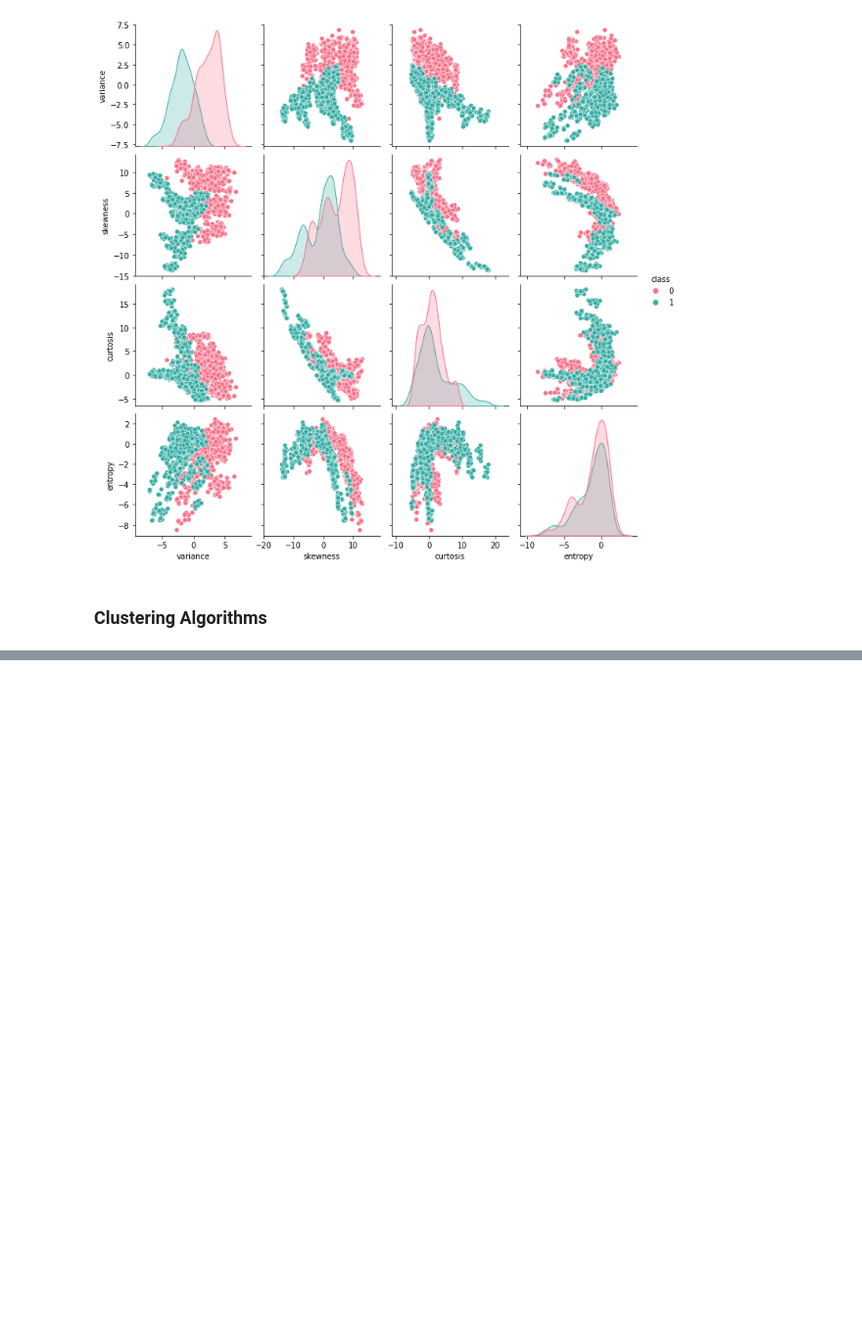
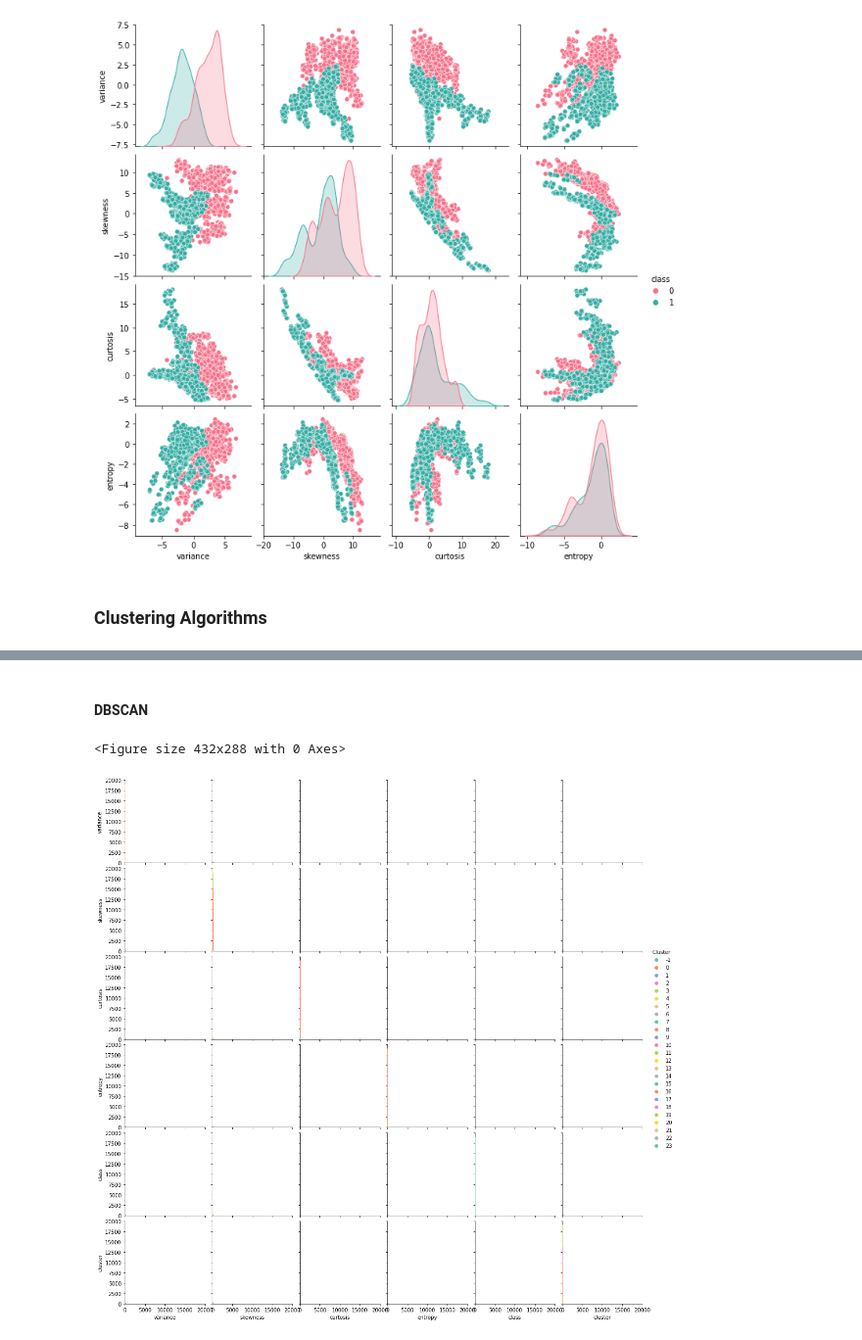
Before and after one commit to lcipolina/ML_Fundamentals, a Jupyter notebook: Assignment1_Part1.ipynb, the cells around one changed output, grey strips where cells are left out. Shown: that part at 98% size. Drawn from its saved outputs; the diff is of its cells as text; code cells hidden in the pictures; blank space fills up the shorter version.

```diff
--- a/Assignment1_Part1.ipynb
+++ b/Assignment1_Part1.ipynb
@@ -80,0 +87,25 @@ plt.scatter(df4.variance, df4['skewness'], color = 'yellow')
+# %% [markdown]
+#### DBSCAN
+# %%
+from sklearn.cluster import DBSCAN
+
+# Perform DBSCAN clustering; choose the parameters eps and MinPts
+epsA = 1.45
+MinPts = 4
+db = DBSCAN(eps =epsA, min_samples = MinPts, metric = 'euclidean').fit(df)
+
+# Extract cluster labels
+labels = db.labels_
+NClusters = len(set(labels))
+
+# Create a column of the cluster labels in the DataFrame
+df["Cluster"] = labels
+
+# Scatter Plots with "Cluster" as hue
+plt.figure(1)
+fa = sns.pairplot(data=df, hue="Cluster", palette="Set2")
+fa.set(xlim=(0, 20000), ylim=(0,20000))
+plt.show()
+# %% [output]
+<Figure size 432x288 with 0 Axes>
+[figure, added]
```
Also changed, not shown: parts of 4 cells of this notebook.
